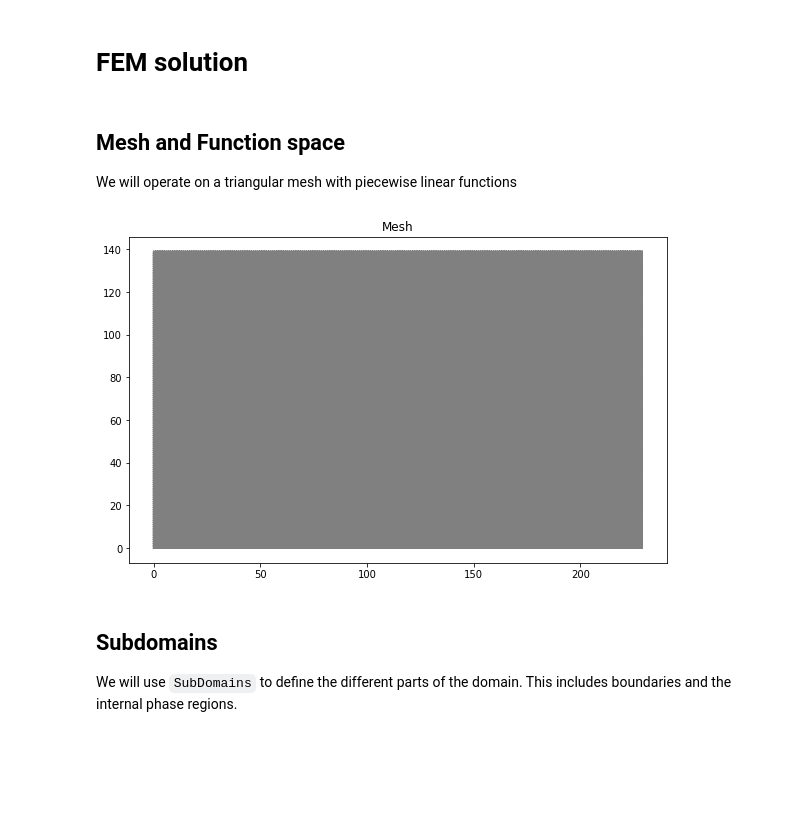
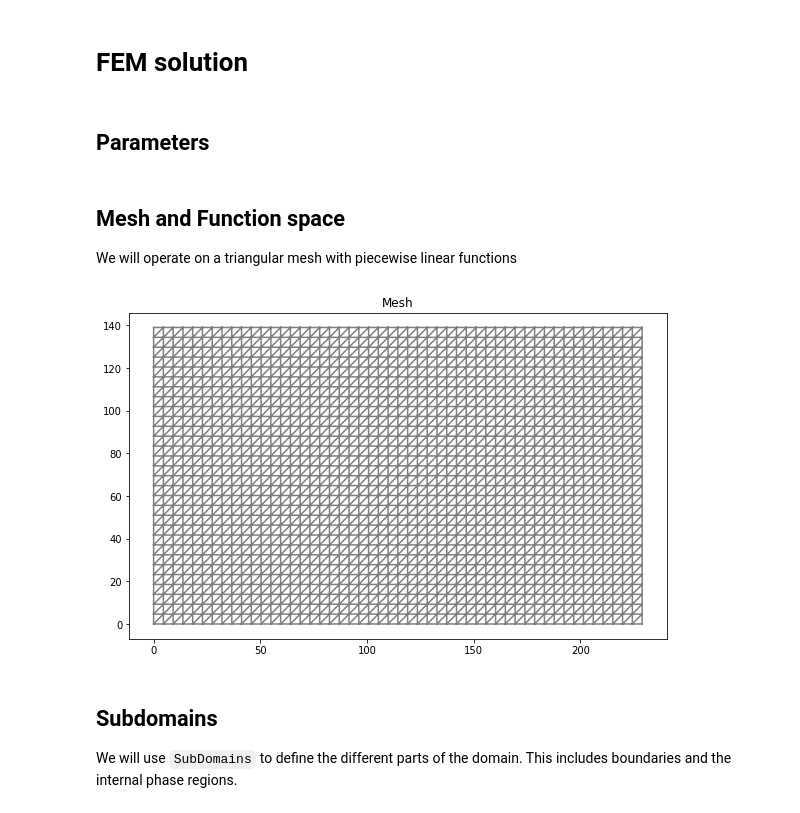
Before and after one commit to MaterialModelling/lab1, a Jupyter notebook: fem_composite.ipynb, the cells around one changed output. Cells and saved outputs as stored; diff of their text form; code cells hidden in the pictures; blank space fills up the shorter version.

Commit message:
Separated out parameters

```diff
--- a/fem_composite.ipynb
+++ b/fem_composite.ipynb
@@ -78,3 +78,5 @@ $$
 $$
 # %% [markdown]
 # FEM solution
+# %% [markdown]
+## Parameters
@@ -85,18 +97,14 @@ We will operate on a triangular mesh with piecewise linear functions
 # %%
 from dolfin import *;
 import matplotlib.pyplot as plt;
 
-mesh = RectangleMesh(Point(0.0,0.0),Point(229.,139.),230,140);
+mesh = RectangleMesh(Point(0.0,0.0),Point(229.,139.),50,30);
 V = FunctionSpace(mesh, "Lagrange", 1);
 
 plt.figure(figsize=(10,6));
 plot(mesh, title="Mesh");
-
-## Define current values <-- CHANGE here to investigate other composites -->
-composite = composite2
-alpha = 0.05
 # %% [output]
-[figure, old version]
+[figure, new version]
 # %% [markdown]
 ## Subdomains
 
```
Also changed, not shown: parts of 6 cells of this notebook.
